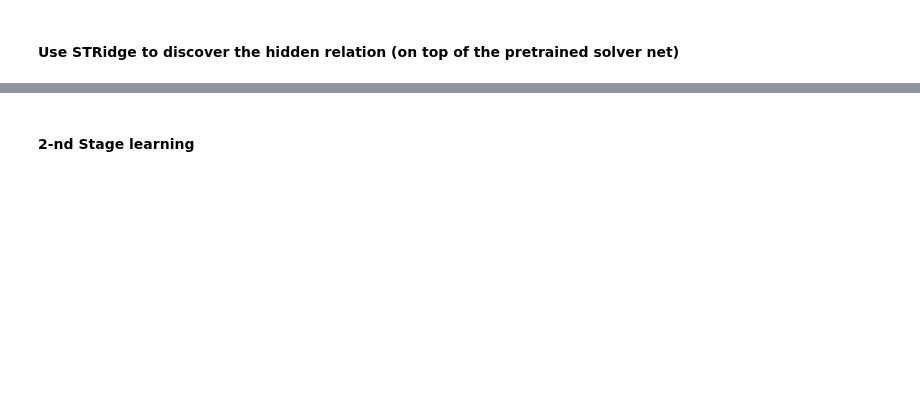
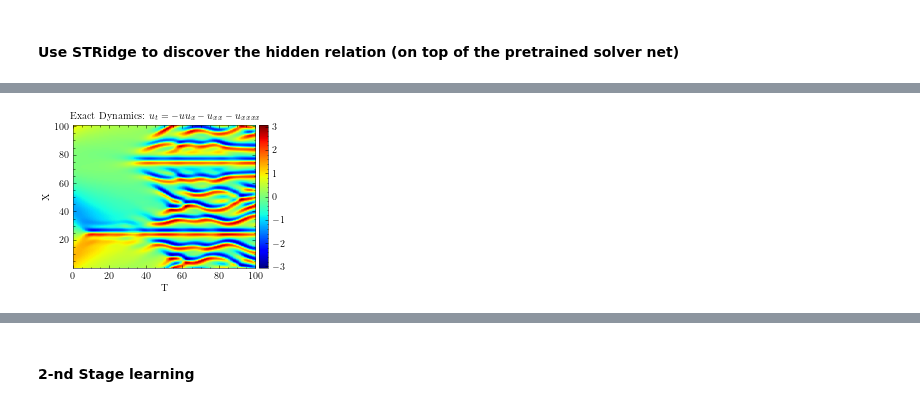
Before and after one commit to Pongpisit-Thanasutives/Multi-task-Physics-informed-neural-networks, a Jupyter notebook: inverse_small_KS2/Visualization.ipynb, the cells around one changed output, grey strips where cells are left out. Drawn from its saved outputs; the diff is of its cells as text; code cells hidden in the pictures; blank space fills up the shorter version.

```diff
--- a/inverse_small_KS2/Visualization.ipynb
+++ b/inverse_small_KS2/Visualization.ipynb
@@ -233,7 +239,7 @@ noiseless_mode = False
 model = TorchMLP(dimensions=[2, 50, 50, 50 ,50, 50, 1], activation_function=nn.Tanh, bn=nn.LayerNorm, dropout=None)
 
 # Pretrained model
-semisup_model_state_dict = cpu_load("../inverse_KS/saved_path_inverse_ks/semisup_model_with_LayerNormDropout_without_physical_reg_trained30000labeledsamples_trained0unlabeledsamples.pth")
+semisup_model_state_dict = cpu_load("./new_saved_path/rudy_KS_chaotic_semisup_model_with_LayerNormDropout_without_physical_reg_trained60000labeledsamples_trained0unlabeledsamples.pth")
 parameters = OrderedDict()
 # Filter only the parts that I care about renaming (to be similar to what defined in TorchMLP).
 inner_part = "network.model."
@@ -245,7 +251,7 @@ model.load_state_dict(parameters)
 pinn = RobustPINN(model=model, loss_fn=mod,
                   index2features=feature_names, scale=True, lb=lb, ub=ub,
                   pretrained=True, noiseless_mode=noiseless_mode)
-pinn = load_weights(pinn, "./new_saved_path/KS_rudy_final_finetuned_dft_pinn.pth")
+# pinn = load_weights(pinn, "./new_saved_path/KS_rudy_final_finetuned_no_dft_pinn.pth")
 
 # assigning the prefered loss_fn
 # model = pinn.model
@@ -343,4 +349,5 @@ u_t = (-0.993493 +0.000000i)u_xx
 # %%
-uf = pinn(xx, tt).detach().numpy()
-mean_squared_error(uf, u_star[:NUMBER].numpy())
+# 1e-4
+uf = pinn(X_star[:, 0:1], X_star[:, 1:2]).detach().numpy()
+mean_squared_error(uf, u_star[:].numpy())
 # %% [output]
@@ -348,3 +378,26 @@ mean_squared_error(uf, u_star[:NUMBER].numpy())
+# %%
+fig, ax = plt.subplots(1, 1)
+
+# Artificial training points
+# ax.scatter(X_u_train_np[:, 1:2], X_u_train_np[:, 0:1],
+#            marker='x', color='black')
+
+h = ax.imshow(uf.reshape(X.shape).T, interpolation='nearest', cmap='jet',
+              extent=[lb[1], ub[1], lb[0], ub[0]],
+              origin='lower', aspect='auto')
+
+ax.set_title("Exact Dynamics: $u_t = -uu_{x}-u_{xx}-u_{xxxx}$", fontsize = 10)
+ax.set_xlabel('T')
+ax.set_ylabel('X')
+
+divider = make_axes_locatable(ax)
+cax = divider.append_axes("right", size="5%", pad=0.05)
+fig.colorbar(h, cax=cax)
+
+# fig.savefig("./vis_pics/Exact_Dynamics.png", dpi=300)
+plt.show()
+# %% [output]
+[figure, added]
 # %%
 fig, ax = plt.subplots(1, 1)
 
```
Also changed, not shown: parts of 10 cells of this notebook, 13 other files.
